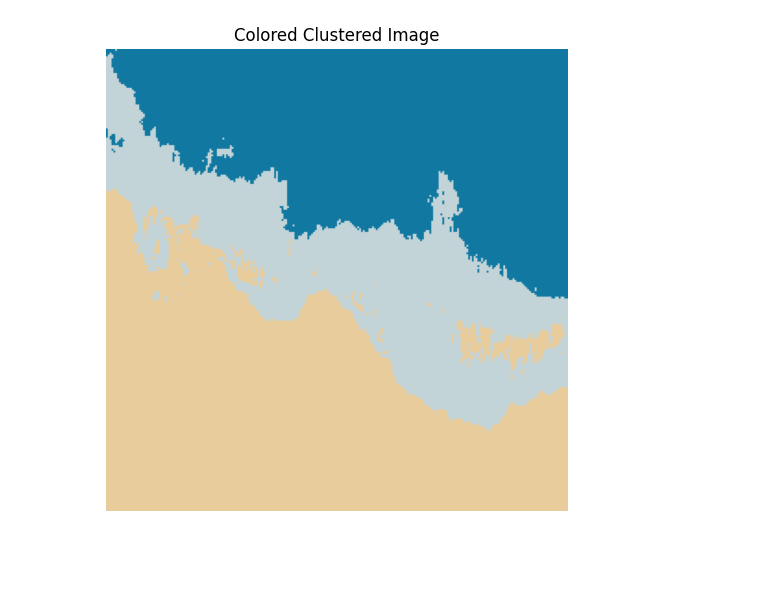
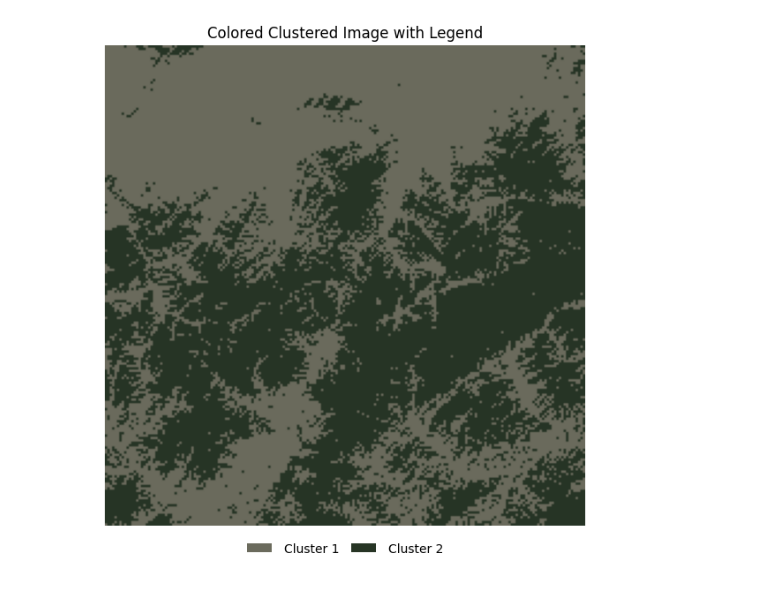
Before and after one commit to S4njuuu3291/mini-proyek-datmin, a Jupyter notebook: clustering.ipynb, the cells around one changed output. Saved outputs shown, nothing was run; the diff lists cells and outputs as text; code cells hidden in the pictures; blank space fills up the shorter version.

```diff
--- a/clustering.ipynb
+++ b/clustering.ipynb
@@ -42,4 +64,4 @@ def kmeans_manual(features, k, centroids, max_iters=100):
             break
 
         centroids = new_centroids
-    return labels, centroids
+    return centroids
@@ -46,14 +105,12 @@ def kmeans_manual(features, k, centroids, max_iters=100):
 # %%
-num_clusters = 3
-stcentroid = np.array([
-    [200,200,0],
-    [200,200,200],
-    [0,0,200]
-])
-labels, centroids = kmeans_manual(pixels,num_clusters,stcentroid)
+k = 2
+stcentroid = initialize_centroids(pixels, k)
+# stcentroid = initialize_centroids_kmeans_pp(pixels,k)
+centroids = kmeans_manual(pixels,k,stcentroid)
 
 # Buat gambar baru berdasarkan label cluster
-clustered_image = labels.reshape(image.shape[:2])
+# clustered_image = labels.reshape(image.shape[:2])
+centroids
 # %% [output]
 0
 1
@@ -85,51 +212,71 @@ show_image(clustered_image, f'Clustered Image with {num_clusters} clusters')
 # %%
-# Visualisasi gambar berwarna dengan cluster
-# Buat gambar baru berdasarkan label cluster
-def visualize_clusters(image, labels, num_clusters, pixels):
+def visualize_clusters(image, labels, k, centroids):
+    """
+    Membuat gambar baru berdasarkan hasil cluster, mewarnai piksel sesuai dengan warna dominan dari centroid.
+
+    Parameters:
+    image : array-like, shape (height, width, 3)
+        Gambar input asli (3 channel RGB).
+    labels : array-like, shape (n_samples,)
+        Label cluster untuk setiap piksel dalam gambar.
+    k : int
+        Jumlah cluster.
+    centroids : array-like, shape (k, 3)
+        Centroid (warna dominan) dari setiap cluster (dalam skala 0-255).
+
+    Returns:
+    clustered_rgb_image : array-like, shape (height, width, 3)
+        Gambar berwarna sesuai dengan hasil clustering.
+    """
     # Buat array kosong untuk gambar cluster
     clustered_rgb_image = np.zeros_like(image)
 
-    # Hitung warna dominan untuk setiap cluster
-    for cluster in range(num_clusters):
-        # Ambil semua piksel yang termasuk dalam cluster saat ini
-        cluster_pixels = pixels[labels.flatten() == cluster]
+    # Reshape label menjadi ukuran gambar (2D) untuk akses piksel yang lebih mudah
+    height, width, _ = image.shape
+    labels_reshaped = labels.reshape(height, width)
 
-        # Hitung rata-rata warna dari piksel dalam cluster ini
+    # Assign warna dominan ke piksel sesuai label clusternya
+    for cluster in range(k):
+        # Ambil warna centroid untuk cluster ini
         dominant_color = centroids[cluster]
-
-        # Warna piksel sesuai warna dominan dari cluster
-        clustered_rgb_image[labels == cluster] = dominant_color
+        # Warnai semua piksel yang masuk ke dalam cluster ini
+        clustered_rgb_image[labels_reshaped == cluster] = dominant_color
 
     return clustered_rgb_image
 
+
+
+
 # Fungsi untuk menampilkan gambar dengan legenda
-def show_image_with_legend(image, centroids, num_clusters, title):
+def show_image_with_legend(image, centroids, k, title):
     plt.figure(figsize=(8, 8))  # Ukuran gambar lebih besar untuk memberi ruang pada legenda
     plt.imshow(image)
     plt.title(title)
     plt.axis('off')
 
     # Buat list untuk memetakan warna centroid ke legenda
     legend_labels = []
-    for i in range(num_clusters):
+    for i in range(k):
         # Buat patch warna untuk setiap cluster
         color_patch = plt.Rectangle((0, 0), 1, 1, fc=centroids[i]/255.0)
         legend_labels.append(color_patch)
 
     # Tambahkan lebih banyak ruang di bawah gambar untuk legenda
     plt.subplots_adjust(bottom=0.2)  # Memberi ruang ekstra di bawah gambar untuk legenda
 
     # Tambahkan legenda di bawah gambar
-    plt.legend(legend_labels, [f'Cluster {i+1}' for i in range(num_clusters)],
-               loc="lower center", ncol=num_clusters, bbox_to_anchor=(0.5, -0.1),
+    plt.legend(legend_labels, [f'Cluster {i+1}' for i in range(k)],
+               loc="lower center", ncol=k, bbox_to_anchor=(0.5, -0.1),
                frameon=False, borderpad=1, handletextpad=1, columnspacing=1)
 
     plt.show()
-
-labels_reshaped = labels.reshape(image.shape[:2])
-colored_clustered_image = visualize_clusters(image, labels_reshaped, num_clusters, pixels)
-show_image(colored_clustered_image, 'Colored Clustered Image')
-# Tampilkan gambar dengan legenda
-show_image_with_legend(colored_clustered_image, centroids, num_clusters, 'Colored Clustered Image with Legend')
+labels = []
+for i in range(len(all_images)):
+    labels.append(predict_clustering(all_pixels[i],centroids))
+    colored_clustered_image = visualize_clusters(image, labels[i], k, centroids)
+    # show_image(colored_clustered_image, 'Colored Clustered Image')
+    # Tampilkan gambar dengan legenda
+    show_image_with_legend(colored_clustered_image, centroids, k, 'Colored Clustered Image with Legend')
+labels
 # %% [output]
-[figure, old version]
+[figure, new version]
```
Also changed, not shown: parts of 10 cells of this notebook, 24 other files.
